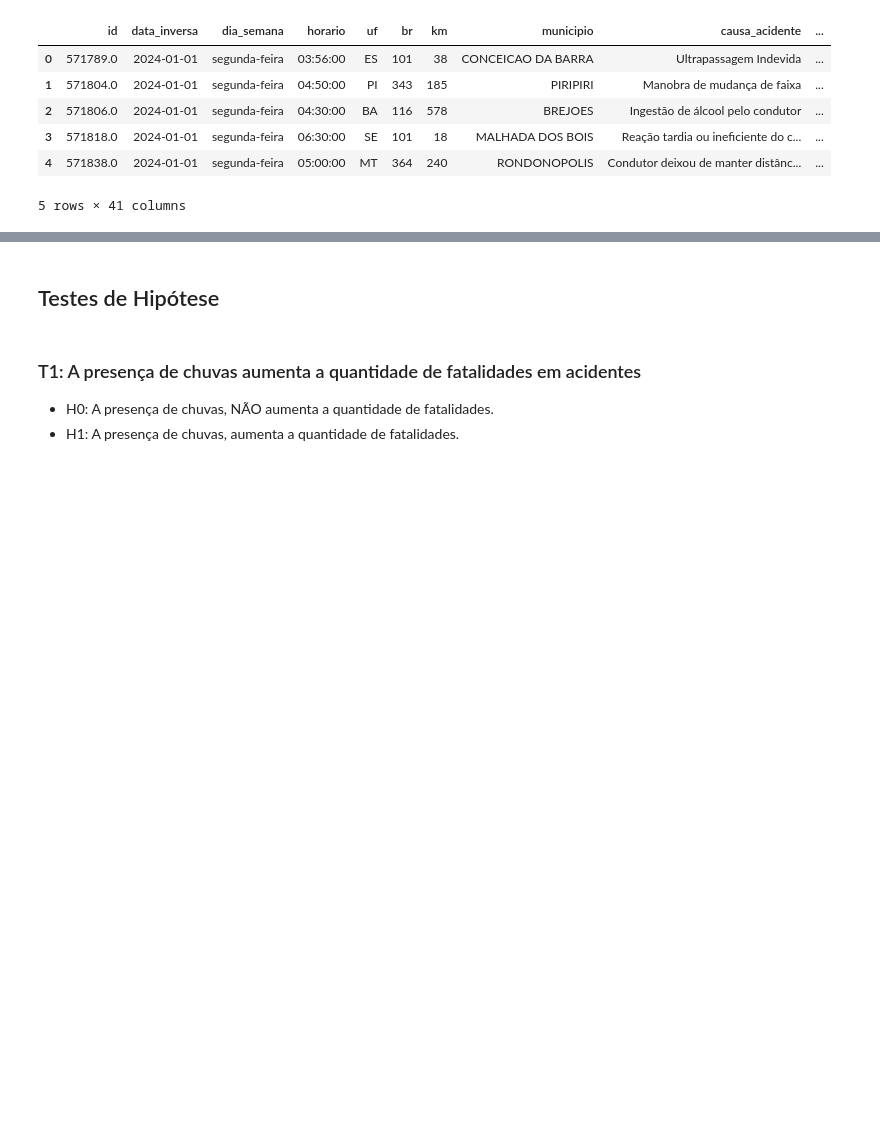
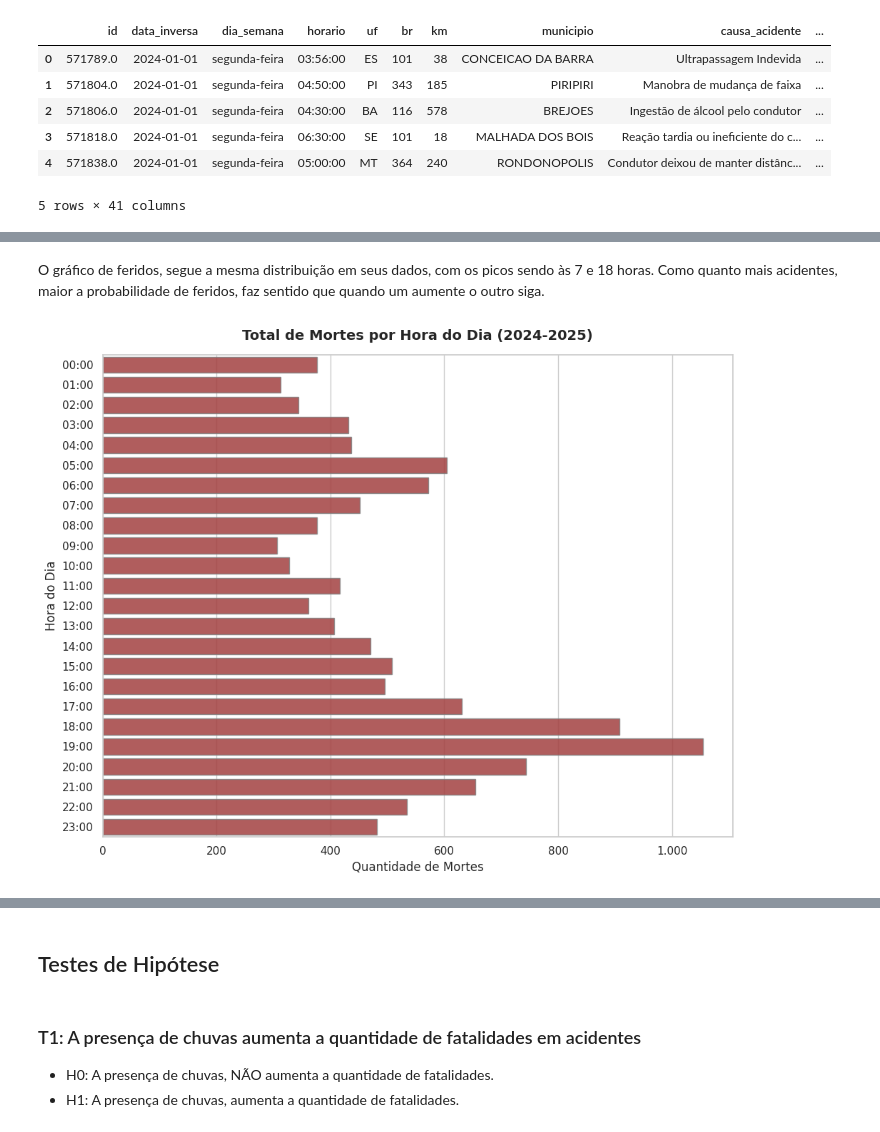
Before and after one commit to afmireski/trabalho_final_ciencia_de_dados, a Jupyter notebook: trabalho_final_afmireski.ipynb, the cells around one changed output, grey strips where cells are left out. Cells and saved outputs as stored; diff of their text form; code cells hidden in the pictures; blank space fills up the shorter version.

```diff
--- a/trabalho_final_afmireski.ipynb
+++ b/trabalho_final_afmireski.ipynb
@@ -1375,0 +1718,6 @@ df_acidentes: (145685, 41)
+# %% [markdown]
+O gráfico de feridos, segue a mesma distribuição em seus dados, com os picos sendo às 7 e 18 horas. Como quanto mais acidentes, maior a probabilidade de feridos, faz sentido que quando um aumente o outro siga.
+# %%
+show_barplot_mortes_por_hora(df_hora_dia)
+# %% [output]
+[figure, added]
```
Also changed, not shown: parts of 44 cells of this notebook, 1 other file.
